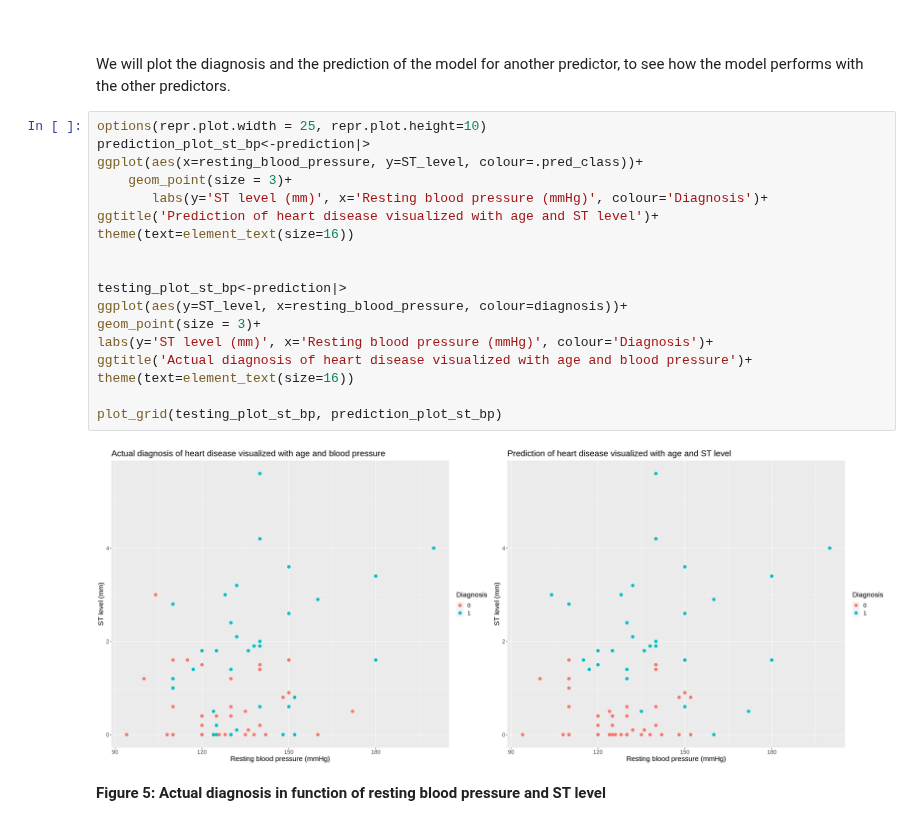
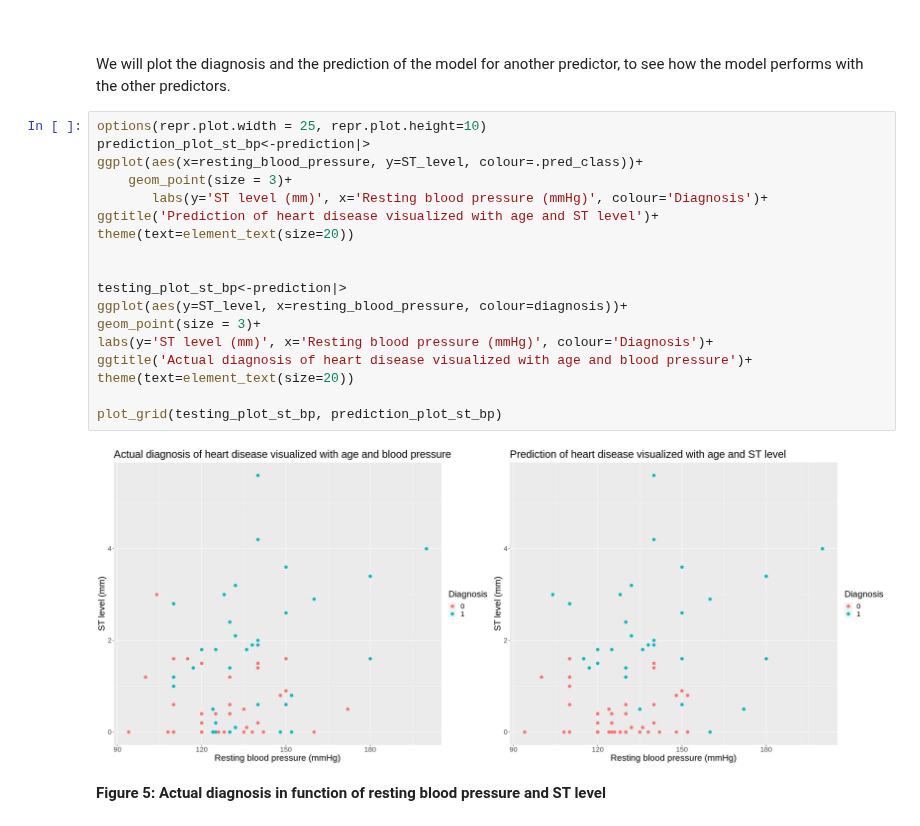
Before and after one commit to sendhelpDSCI/UBC_DSCI100_Group166, a Jupyter notebook: Final Report.ipynb, the cells around one changed output. Cells and saved outputs as stored; diff of their text form.

```diff
--- a/Final Report.ipynb
+++ b/Final Report.ipynb
@@ -286,23 +285,23 @@ We will plot the diagnosis and the prediction of the model for another predictor
 # %%
 options(repr.plot.width = 25, repr.plot.height=10)
 prediction_plot_st_bp<-prediction|>
 ggplot(aes(x=resting_blood_pressure, y=ST_level, colour=.pred_class))+
     geom_point(size = 3)+
        labs(y='ST level (mm)', x='Resting blood pressure (mmHg)', colour='Diagnosis')+
 ggtitle('Prediction of heart disease visualized with age and ST level')+
-theme(text=element_text(size=16))
+theme(text=element_text(size=20))
 
 
 testing_plot_st_bp<-prediction|>
 ggplot(aes(y=ST_level, x=resting_blood_pressure, colour=diagnosis))+
 geom_point(size = 3)+
 labs(y='ST level (mm)', x='Resting blood pressure (mmHg)', colour='Diagnosis')+
 ggtitle('Actual diagnosis of heart disease visualized with age and blood pressure')+
-theme(text=element_text(size=16))
+theme(text=element_text(size=20))
 
 plot_grid(testing_plot_st_bp, prediction_plot_st_bp)
 # %% [output]
-[figure, old version]
+[figure, new version]
 # %% [markdown]
 **Figure 5: Actual diagnosis in function of resting blood pressure and ST level**
 # %% [markdown]
```
Also changed, not shown: parts of 1 cell of this notebook.
